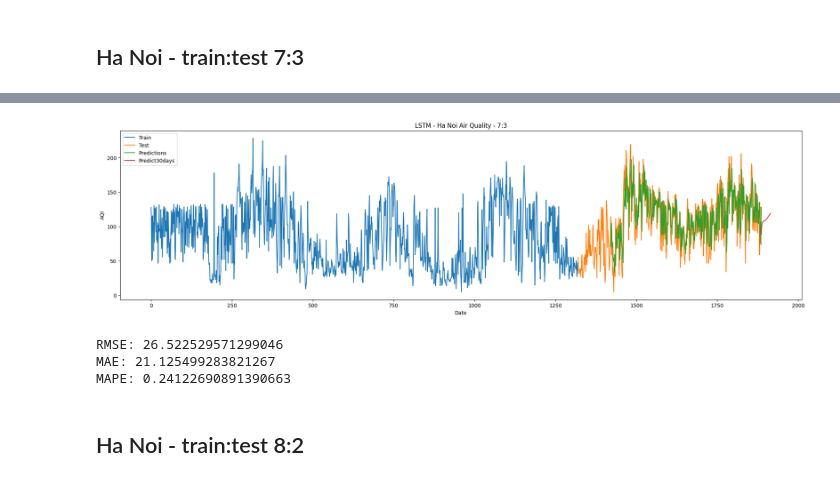
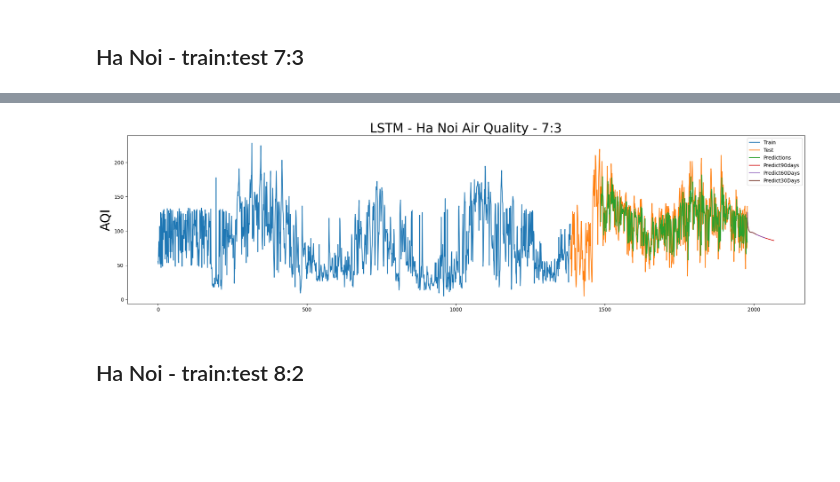
Before and after one commit to ngoctuanuit/IS403_O21_12, a Jupyter notebook: Model/LSTM.ipynb, the cells around one changed output, grey strips where cells are left out. Drawn from its saved outputs; the diff is of its cells as text; code cells hidden in the pictures; blank space fills up the shorter version.

Commit message:
Fix dataset HaNoi and update code LSTM

```diff
--- a/Model/LSTM.ipynb
+++ b/Model/LSTM.ipynb
@@ -10,7 +10,13 @@ from sklearn.metrics import mean_squared_error, mean_absolute_error, mean_absolu
 # %%
-df_hn = pd.read_csv('AQI_HaNoi_Done.csv')
-df_dn = pd.read_csv('AQI_DaNang_Done.csv')
-df_vt = pd.read_csv('AQI_VietTri_Done.csv')
+# Read csv file
 
-df_hn.head()
+df_hn = pd.read_csv('AQI_HaNoi_Updated.csv')
+df_dn = pd.read_csv('AQI_DaNang_Updated.csv')
+df_vt = pd.read_csv('AQI_VietTri_Updated.csv')
+
+df_hn = df_hn.reset_index()['AQI']
+df_dn = df_dn.reset_index()['AQI']
+df_vt = df_vt.reset_index()['AQI']
+
+df_hn
 # %% [output]
@@ -23,5 +34,0 @@ df_hn.head()
-# %%
-cols = ['date', 'pm25', 'pm10', 'o3', 'no2', 'so2', 'co', 'AQI']
-df_hn = df_hn[cols]
-df_dn = df_dn[cols]
-df_vt = df_vt[cols]
@@ -147,3 +140,0 @@ y_pred_7_3 = model_7_3.predict(X_test_7_3)
-# %%
-y_pred_7_3 = scaler.inverse_transform(y_pred_7_3.reshape(-1,1))
-# y_pred_7_3
@@ -152,0 +141,4 @@ y_test_7_3 = scaler.inverse_transform(y_test_7_3)
+# %%
+# Inverse transform
+
+y_pred_7_3 = scaler.inverse_transform(y_pred_7_3)
@@ -208,36 +255,30 @@ while(i<30):
 # %%
 plt.figure(figsize=(24, 6))
 
 train_data_index = pd.RangeIndex(start=0, stop=train_size_7_3, step=1)
 plt.plot(scaler.inverse_transform(train_data_7_3))
 
 test_data_index = pd.RangeIndex(start=train_size_7_3, stop=train_size_7_3+test_size_7_3, step=1)
 plt.plot(test_data_index,scaler.inverse_transform(test_data_7_3))
 
 test_data_index = pd.RangeIndex(start=train_size_7_3+101, stop=train_size_7_3+test_size_7_3, step=1)
 plt.plot(test_data_index,(y_pred_7_3))
 
-prediect_data_index = pd.RangeIndex(start=len(df_hn)-1, stop=len(df_hn)+29, step=1)
-plt.plot(prediect_data_index,scaler.inverse_transform(lst_output_7_3))
+prediect_data_index_90d = pd.RangeIndex(start=len(df_hn)-1, stop=len(df_hn)+89, step=1)
+plt.plot(prediect_data_index_90d,scaler.inverse_transform(lst_output_7_3_90d))
 
-plt.title('LSTM - Ha Noi Air Quality - 7:3')
-plt.xlabel('Date')
-plt.ylabel('AQI')
-plt.legend(['Train','Test','Predictions', 'Predict30days'])
+prediect_data_index_60d = pd.RangeIndex(start=len(df_hn)-1, stop=len(df_hn)+59, step=1)
+plt.plot(prediect_data_index_60d,scaler.inverse_transform(lst_output_7_3_60d))
+
+prediect_data_index_30d = pd.RangeIndex(start=len(df_hn)-1, stop=len(df_hn)+29, step=1)
+plt.plot(prediect_data_index_30d,scaler.inverse_transform(lst_output_7_3_30d))
+
+plt.title('LSTM - Ha Noi Air Quality - 7:3', fontsize = 25)
+plt.ylabel('AQI', fontsize = 25)
+plt.legend(['Train','Test','Predictions', 'Predict90days', 'Predict60Days', 'Predict30Days'])
 plt.show()
 # %% [output]
-[figure, old version]
+[figure, new version]
-# %%
-rmse = np.sqrt(mean_squared_error(y_test_7_3, y_pred_7_3))
-print("RMSE:", rmse)
-mae = mean_absolute_error(y_test_7_3, y_pred_7_3)
-print("MAE:", mae)
-mape = mean_absolute_percentage_error(y_test_7_3, y_pred_7_3)
-print("MAPE:", mape)
-# %% [output]
-RMSE: 26.522529571299046
-MAE: 21.125499283821267
-MAPE: 0.24122690891390663
 # %% [markdown]
 ## Ha Noi - train:test 8:2
 # %%
```
Also changed, not shown: parts of 103 cells of this notebook.
